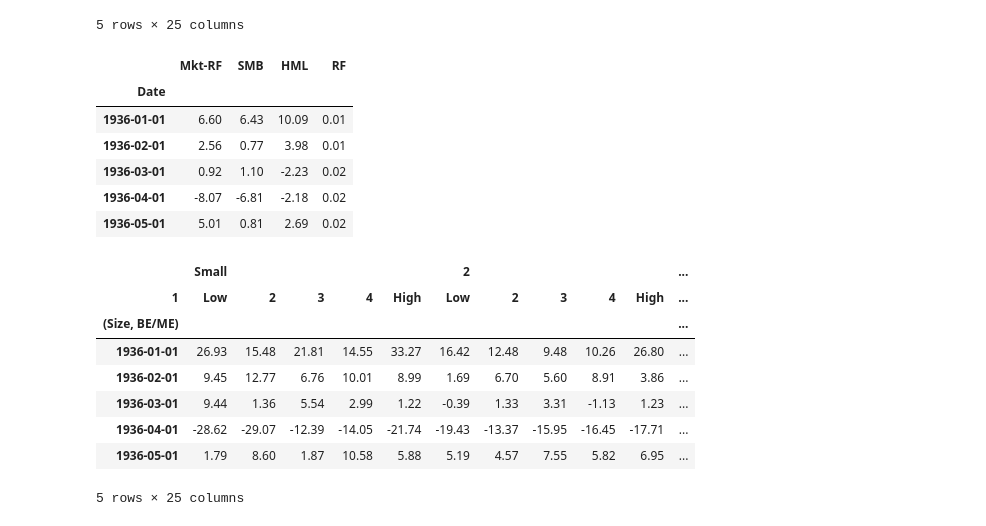
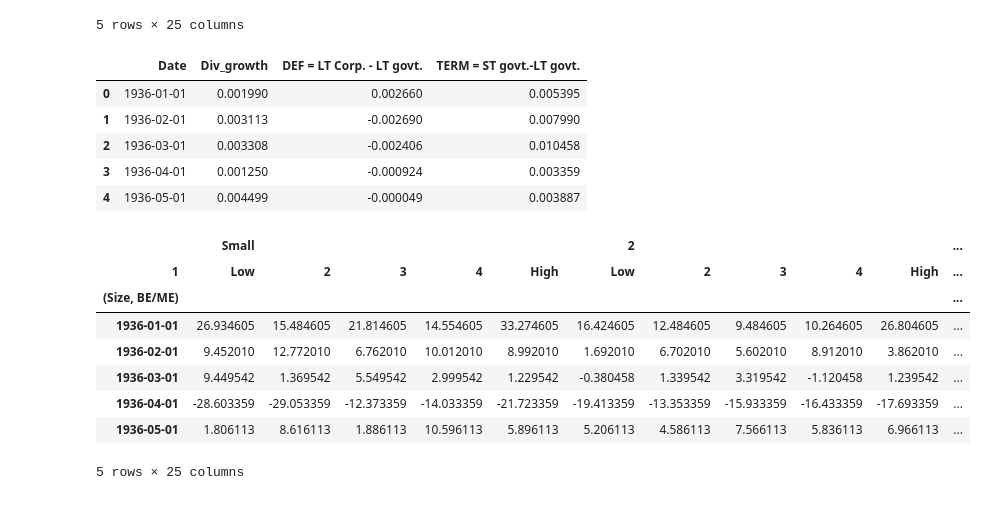
Before and after one commit to Hemasrikar/Financial-Statistics-and-Econometrics, a Jupyter notebook: forming_some_factors.ipynb, the cells around one changed output. Saved outputs shown, nothing was run; the diff lists cells and outputs as text; code cells hidden in the pictures.

Commit message:
Merge:factors

```diff
--- a/forming_some_factors.ipynb
+++ b/forming_some_factors.ipynb
@@ -38,40 +41,37 @@ df.head()
 | 1936-05-01 | 1.81 | 8.62 | 1.89 | 10.60 | 5.90 | 5.21 | 4.59 | 7.57 | 5.84 | 6.97 | ... |
 5 rows × 25 columns
 # %%
-# TODO: Change factors t macroeconomics Factors
-
-factors = pd.read_excel("data/Data_FE.xlsx", sheet_name="Fama-French factors")
+macro_factors = pd.read_excel("data/Data_FE.xlsx", sheet_name="Macroeconomic factors")
 
 # Convert Date column to Year-Month
-date_col = factors.columns[0]
+date_col = macro_factors.columns[0]
 
-factors[date_col] = pd.to_datetime(factors[date_col].astype(int), format="%Y%m")
-factors = factors.set_index(factors.columns[0])
+macro_factors[date_col] = pd.to_datetime(macro_factors[date_col].astype(int), format="%Y%m")
+factors = macro_factors.set_index(macro_factors.columns[0])
 factors = factors.apply(pd.to_numeric)
 
-factors.head()
+macro_factors.head()
 # %% [output]
-|  | Mkt-RF | SMB | HML | RF |
-| Date |  |  |  |  |
-| 1936-01-01 | 6.60 | 6.43 | 10.09 | 0.01 |
-| 1936-02-01 | 2.56 | 0.77 | 3.98 | 0.01 |
-| 1936-03-01 | 0.92 | 1.10 | -2.23 | 0.02 |
-| 1936-04-01 | -8.07 | -6.81 | -2.18 | 0.02 |
-| 1936-05-01 | 5.01 | 0.81 | 2.69 | 0.02 |
+|  | Date | Div_growth | DEF = LT Corp. - LT govt. | TERM = ST govt.-LT govt. |
+| 0 | 1936-01-01 | 0.001990 | 0.002660 | 0.005395 |
+| 1 | 1936-02-01 | 0.003113 | -0.002690 | 0.007990 |
+| 2 | 1936-03-01 | 0.003308 | -0.002406 | 0.010458 |
+| 3 | 1936-04-01 | 0.001250 | -0.000924 | 0.003359 |
+| 4 | 1936-05-01 | 0.004499 | -0.000049 | 0.003887 |
 # %%
 excess_returns = df.copy()
 
 factors = factors.reindex(excess_returns.index)
 
-excess_returns = excess_returns.sub(factors["RF"], axis=0)
+excess_returns = excess_returns.sub(factors["TERM = ST govt.-LT govt."], axis=0)
 excess_returns.head()
 # %% [output]
 |  | Small |  |  |  |  | 2 |  |  |  |  | ... |
 | 1 | Low | 2 | 3 | 4 | High | Low | 2 | 3 | 4 | High | ... |
 | (Size, BE/ME) |  |  |  |  |  |  |  |  |  |  | ... |
-| 1936-01-01 | 26.93 | 15.48 | 21.81 | 14.55 | 33.27 | 16.42 | 12.48 | 9.48 | 10.26 | 26.80 | ... |
-| 1936-02-01 | 9.45 | 12.77 | 6.76 | 10.01 | 8.99 | 1.69 | 6.70 | 5.60 | 8.91 | 3.86 | ... |
-| 1936-03-01 | 9.44 | 1.36 | 5.54 | 2.99 | 1.22 | -0.39 | 1.33 | 3.31 | -1.13 | 1.23 | ... |
-| 1936-04-01 | -28.62 | -29.07 | -12.39 | -14.05 | -21.74 | -19.43 | -13.37 | -15.95 | -16.45 | -17.71 | ... |
-| 1936-05-01 | 1.79 | 8.60 | 1.87 | 10.58 | 5.88 | 5.19 | 4.57 | 7.55 | 5.82 | 6.95 | ... |
+| 1936-01-01 | 26.934605 | 15.484605 | 21.814605 | 14.554605 | 33.274605 | 16.424605 | 12.484605 | 9.484605 | 10.264605 | 26.804605 | ... |
+| 1936-02-01 | 9.452010 | 12.772010 | 6.762010 | 10.012010 | 8.992010 | 1.692010 | 6.702010 | 5.602010 | 8.912010 | 3.862010 | ... |
+| 1936-03-01 | 9.449542 | 1.369542 | 5.549542 | 2.999542 | 1.229542 | -0.380458 | 1.339542 | 3.319542 | -1.120458 | 1.239542 | ... |
+| 1936-04-01 | -28.603359 | -29.053359 | -12.373359 | -14.033359 | -21.723359 | -19.413359 | -13.353359 | -15.933359 | -16.433359 | -17.693359 | ... |
+| 1936-05-01 | 1.806113 | 8.616113 | 1.886113 | 10.596113 | 5.896113 | 5.206113 | 4.586113 | 7.566113 | 5.836113 | 6.966113 | ... |
 5 rows × 25 columns
```
Also changed, not shown: parts of 8 cells of this notebook.
